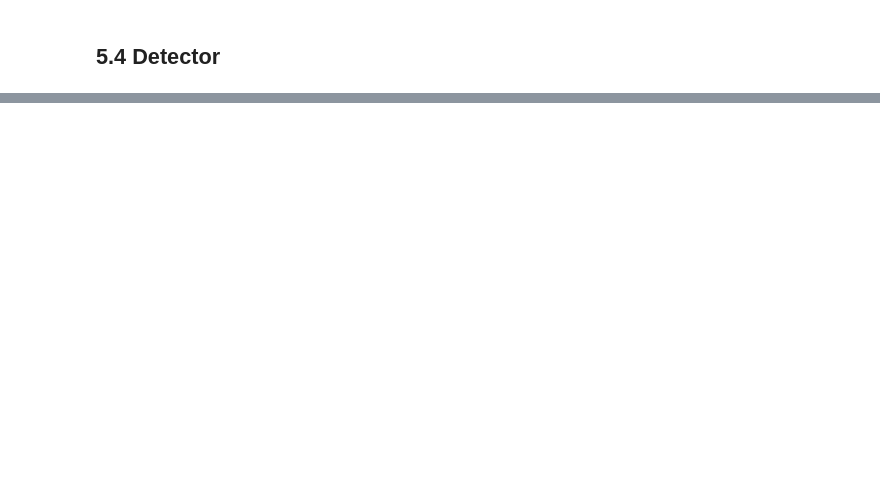
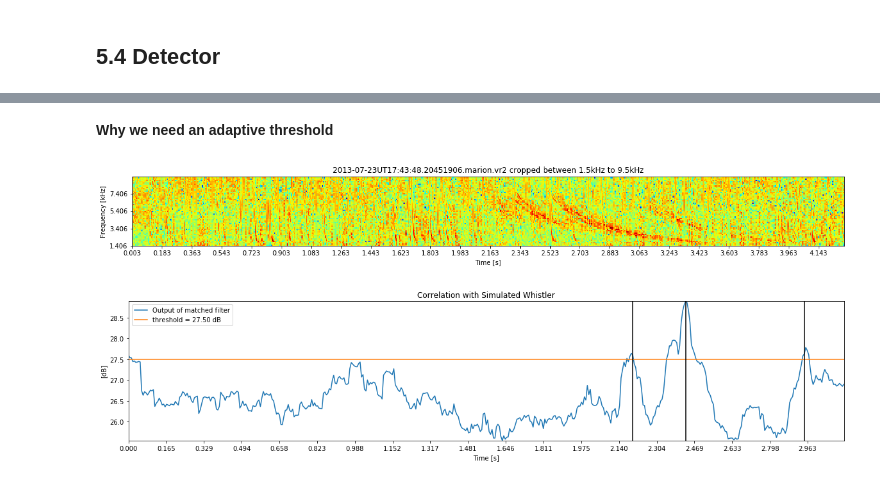
Before and after one commit to Kojey/MSc-whistler-waves-detector, a Jupyter notebook: ipy/report/chapter5_3.ipynb, the cells around one changed output, grey strips where cells are left out. Drawn from its saved outputs; the diff is of its cells as text; code cells hidden in the pictures; blank space fills up the shorter version.

```diff
--- a/ipy/report/chapter5_3.ipynb
+++ b/ipy/report/chapter5_3.ipynb
@@ -50,19 +89,0 @@ B
-# %%
-#### import multiprocessing as mp
-from sklearn import mixture
-import scipy.stats as stats
-from matplotlib.patches import Patch
-from matplotlib.lines import Line2D
-
-site = 'marion'
-components = 1
-dataset = Dataset(dataset_loc, site)
-
-transforms = ['zscore']
-transforms_params = [['None']]
-cut_params=[1,0.2,8,1.5,0.1]
-database.create_cuts_db_mp(transforms=transforms, transforms_params=transforms_params,
-                              cut_params=cut_params, verbose=True, noise=True, train=True, test=False)
-X,Y = database.load_cuts_db_mp(transforms=transforms, transforms_params=transforms_params,
-                              cut_params=cut_params, verbose=True, noise=True, test=False)
-w_ix, n_ix = np.argwhere(Y==1), np.argwhere(Y==0)
@@ -87,0 +90,23 @@ plt.show()
+# %% [markdown]
+**Why we need an adaptive threshold**
+# %%
+transforms, transforms_params = ['slice','zscore'],[[1.5,9.5],[None]]
+detector, detector_params = 'ca_cfar', [15,10,1e-3]
+# reason for adaptive threshold
+file = '2013-07-23UT17:43:48.20451906.marion.vr2'
+
+# file = '2013-04-22UT01:28:03.48279656.marion.vr2'
+sample = SampleDetector(dataset_loc, site, file)
+sample.spectrogram_with_axis(log10=True)
+sample.set_figsize(freq_size*sample.get_time_freq_ratio(dec=0), freq_size/2)
+figsize=sample.get_figsize()
+sample.apply_transform(transforms, transforms_params)
+sample.spectrogram_plot(figsize=sample.get_figsize(), xlabel='Time [s]', ylabel='Frequency [kHz]',zlabel='sprectrum magnitude [dB]',
+                           xaxis=True, yaxis=True,ticks=[0.18,2],
+                           title=sample.get_file()+" cropped between 1.5kHz to 9.5kHz", cmap='jet', cmap_show=False)
+kernel = sample.load_kernel('sim', [0.35,80,10])
+sample.plot_corr_output(transforms, transforms_params, detector, detector_params, kernel=kernel, thresholds=[27.5], detection=False,
+                        figsize=(figsize[0],4),title='Correlation with Simulated Whistler', vlines=[2.2,2.43, 2.95])
+# %% [output]
+[figure, added]
+[figure, added]
```
Also changed, not shown: parts of 10 cells of this notebook, 3 other files.
